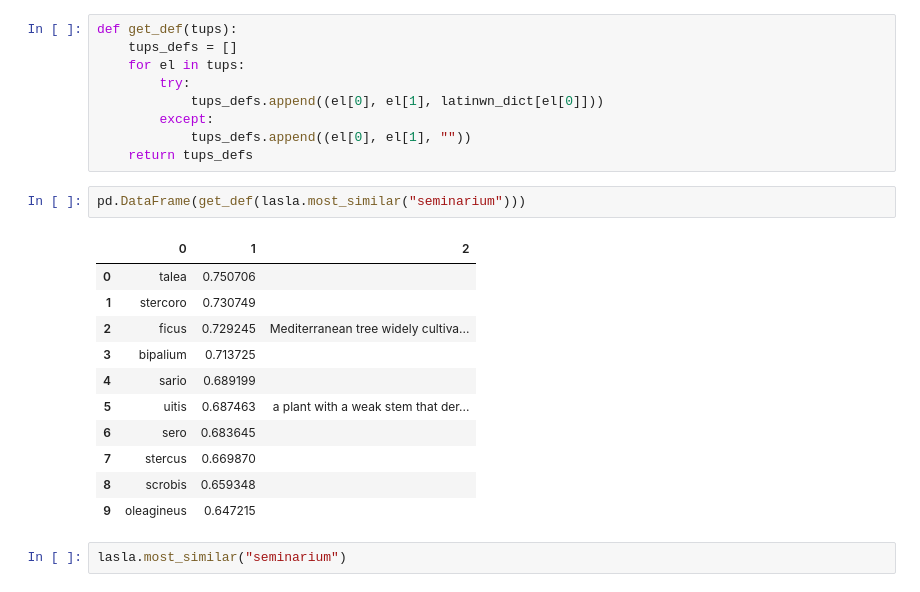
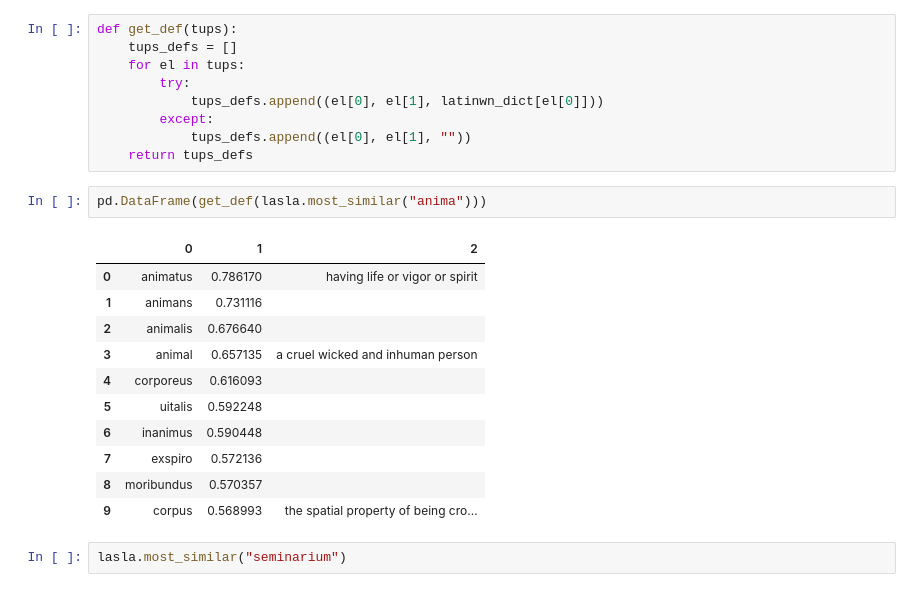
Before and after one commit to CCS-ZCU/noscemus_ETF, a Jupyter notebook: scripts/lila-embeddings.ipynb, the cells around one changed output. Drawn from its saved outputs; the diff is of its cells as text.

```diff
--- a/scripts/lila-embeddings.ipynb
+++ b/scripts/lila-embeddings.ipynb
@@ -46,19 +61,19 @@ def get_def(tups):
             tups_defs.append((el[0], el[1], ""))
     return tups_defs
 # %%
-pd.DataFrame(get_def(lasla.most_similar("seminarium")))
+pd.DataFrame(get_def(lasla.most_similar("anima")))
 # %% [output]
 |  | 0 | 1 | 2 |
-| 0 | talea | 0.750706 |  |
-| 1 | stercoro | 0.730749 |  |
-| 2 | ficus | 0.729245 | Mediterranean tree widely cultiva... |
-| 3 | bipalium | 0.713725 |  |
-| 4 | sario | 0.689199 |  |
-| 5 | uitis | 0.687463 | a plant with a weak stem that der... |
-| 6 | sero | 0.683645 |  |
-| 7 | stercus | 0.669870 |  |
-| 8 | scrobis | 0.659348 |  |
-| 9 | oleagineus | 0.647215 |  |
+| 0 | animatus | 0.786170 | having life or vigor or spirit |
+| 1 | animans | 0.731116 |  |
+| 2 | animalis | 0.676640 |  |
+| 3 | animal | 0.657135 | a cruel wicked and inhuman person |
+| 4 | corporeus | 0.616093 |  |
+| 5 | uitalis | 0.592248 |  |
+| 6 | inanimus | 0.590448 |  |
+| 7 | exspiro | 0.572136 |  |
+| 8 | moribundus | 0.570357 |  |
+| 9 | corpus | 0.568993 | the spatial property of being cro... |
 # %%
 lasla.most_similar("seminarium")
 # %% [output]
```
Also changed, not shown: parts of 2 cells of this notebook, 2 other files.
